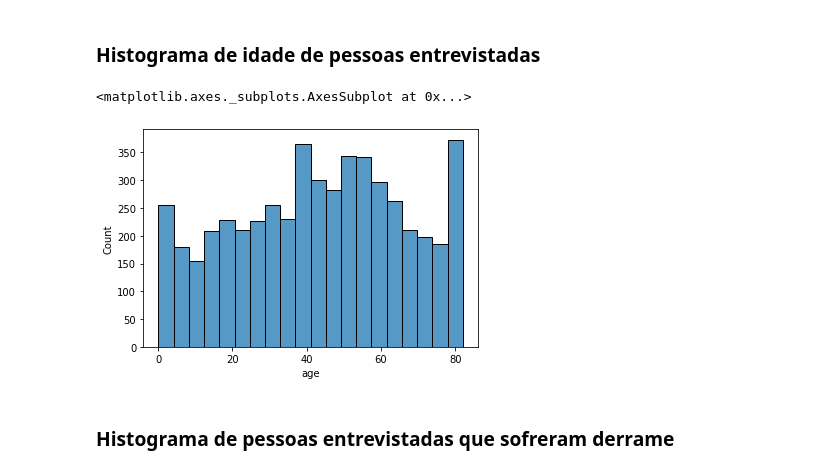
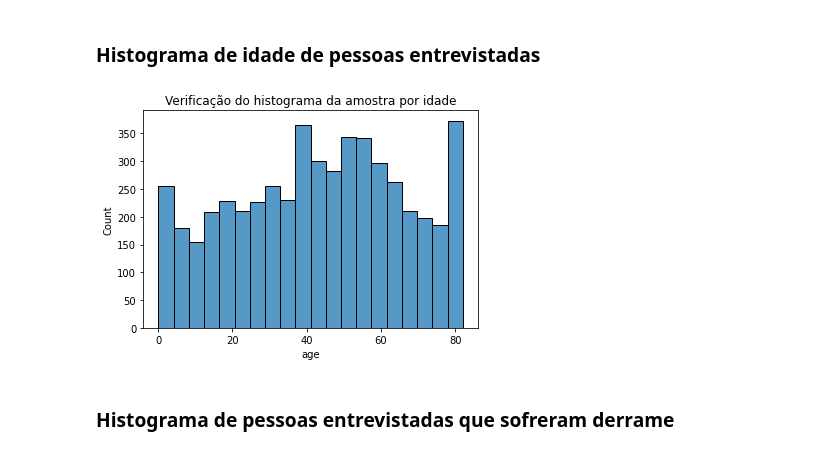
Before and after one commit to FelipeGBarreto/Projects, a Jupyter notebook: Stroker_Analysis_Prediction.ipynb, the cells around one changed output. Drawn from its saved outputs; the diff is of its cells as text; code cells hidden in the pictures.

```diff
--- a/Stroker_Analysis_Prediction.ipynb
+++ b/Stroker_Analysis_Prediction.ipynb
@@ -166,10 +169,10 @@ sns.boxplot(x='age', y='heart_disease',data=df_stroke, orient='h', hue='gender')
 # %% [markdown]
 ### Histograma de idade de pessoas entrevistadas
-# %%
-sns.histplot(df.age)
-# %% [output]
-<matplotlib.axes._subplots.AxesSubplot at 0x...>
-[figure, removed]
+# %%
+ax=sns.histplot(df.age)
+ax.set_title("Verificação do histograma da amostra por idade");
+# %% [output]
+[figure, added]
 # %% [markdown]
 ### Histograma de pessoas entrevistadas que sofreram derrame
 # %%
```
Also changed, not shown: parts of 20 cells of this notebook.
